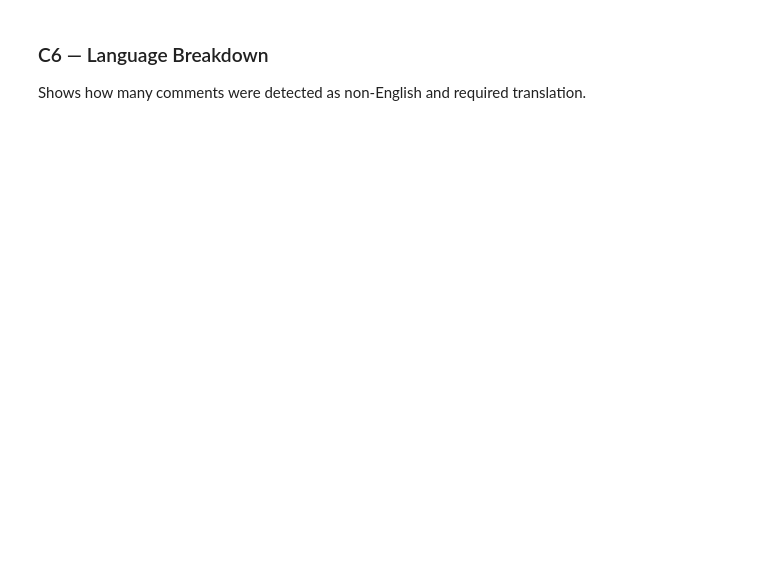
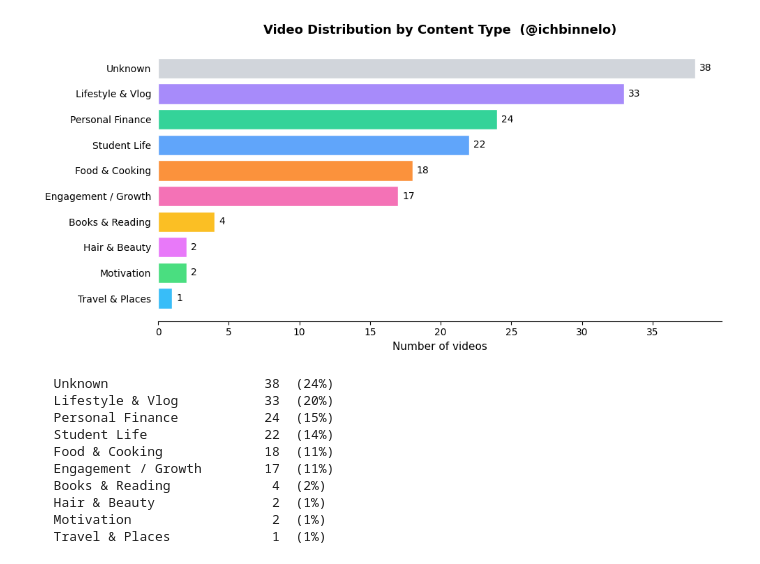
Before and after one commit to Chinel0/tiktok-creator-intelligence, a Jupyter notebook: NLP_Tiktok.ipynb, the cells around one changed output. Cells and saved outputs as stored; diff of their text form; code cells hidden in the pictures; blank space fills up the shorter version.

```diff
--- a/NLP_Tiktok.ipynb
+++ b/NLP_Tiktok.ipynb
@@ -302,44 +203,40 @@ for word, count in top20:
 # %%
 import matplotlib.pyplot as plt
 
 type_counts = videos['video_type'].value_counts()
 
 COLORS = {
-    'Lifestyle & Vlog':     '#a78bfa',
-    'Unknown':              '#d1d5db',
-    'Personal Finance':     '#34d399',
-    'Student Life':         '#60a5fa',
-    'Food & Cooking':       '#fb923c',
-    'Engagement / Growth':  '#f472b6',
-    'Books & Reading':      '#fbbf24',
-    'Hair & Beauty':        '#e879f9',
-    'Motivation':           '#4ade80',
-    'Travel & Places':      '#38bdf8',
+    'Lifestyle & Vlog':    '#a78bfa', 'Unknown':             '#d1d5db',
+    'Personal Finance':    '#34d399', 'Student Life':        '#60a5fa',
+    'Food & Cooking':      '#fb923c', 'Engagement / Growth': '#f472b6',
+    'Books & Reading':     '#fbbf24', 'Hair & Beauty':       '#e879f9',
+    'Motivation':          '#4ade80', 'Travel & Places':     '#38bdf8',
 }
 colors = [COLORS.get(t, '#9ca3af') for t in type_counts.index]
 
 fig, ax = plt.subplots(figsize=(10, 5))
-bars = ax.barh(type_counts.index[::-1], type_counts.values[::-1],
-               color=colors[::-1], edgecolor='white')
-
-ax.set_title('Video Distribution by Content Type  (@ichbinnelo)',
-             fontsize=13, fontweight='bold', pad=12)
+bars = ax.barh(type_counts.index[::-1], type_counts.values[::-1], color=colors[::-1], edgecolor='white')
+ax.set_title('Video Distribution by Content Type  (@ichbinnelo)', fontsize=13, fontweight='bold', pad=12)
 ax.set_xlabel('Number of videos', fontsize=11)
 ax.spines[['top','right','left']].set_visible(False)
 ax.tick_params(left=False)
 for bar, val in zip(bars, type_counts.values[::-1]):
-    ax.text(bar.get_width() + 0.3, bar.get_y() + bar.get_height()/2,
-            str(val), va='center', fontsize=10, color='#333')
-
+    ax.text(bar.get_width() + 0.3, bar.get_y() + bar.get_height()/2, str(val), va='center', fontsize=10)
 plt.tight_layout()
 plt.savefig('data/eda_video_types.png', dpi=150, bbox_inches='tight')
 plt.show()
 
-print('Video type counts:')
 for vtype, count in type_counts.items():
-    pct = count / len(videos) * 100
-    print(f'  {vtype:<25} {count:>3}  ({pct:.0f}%)')
+    print(f'  {vtype:<25} {count:>3}  ({count/len(videos)*100:.0f}%)')
+# %% [output]
+[figure, added]
+  Unknown                    38  (24%)
+  Lifestyle & Vlog           33  (20%)
+  Personal Finance           24  (15%)
+  Student Life               22  (14%)
+  Food & Cooking             18  (11%)
+  Engagement / Growth        17  (11%)
+  Books & Reading             4  (2%)
+  Hair & Beauty               2  (1%)
+  Motivation                  2  (1%)
+  Travel & Places             1  (1%)
-# %% [markdown]
-### C6 — Language Breakdown
-
-Shows how many comments were detected as non-English and required translation.
```
Also changed, not shown: parts of 39 cells of this notebook.
